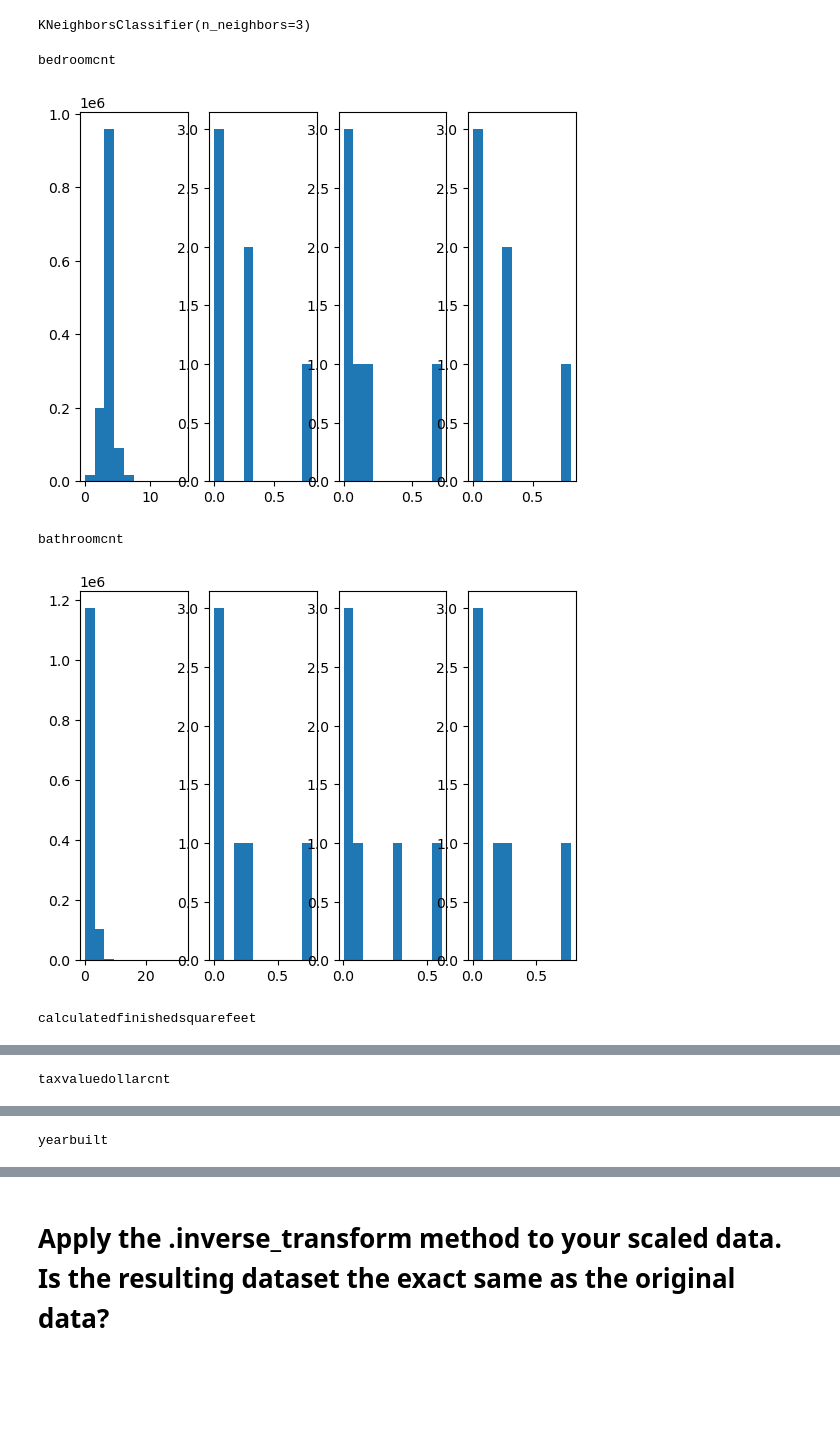
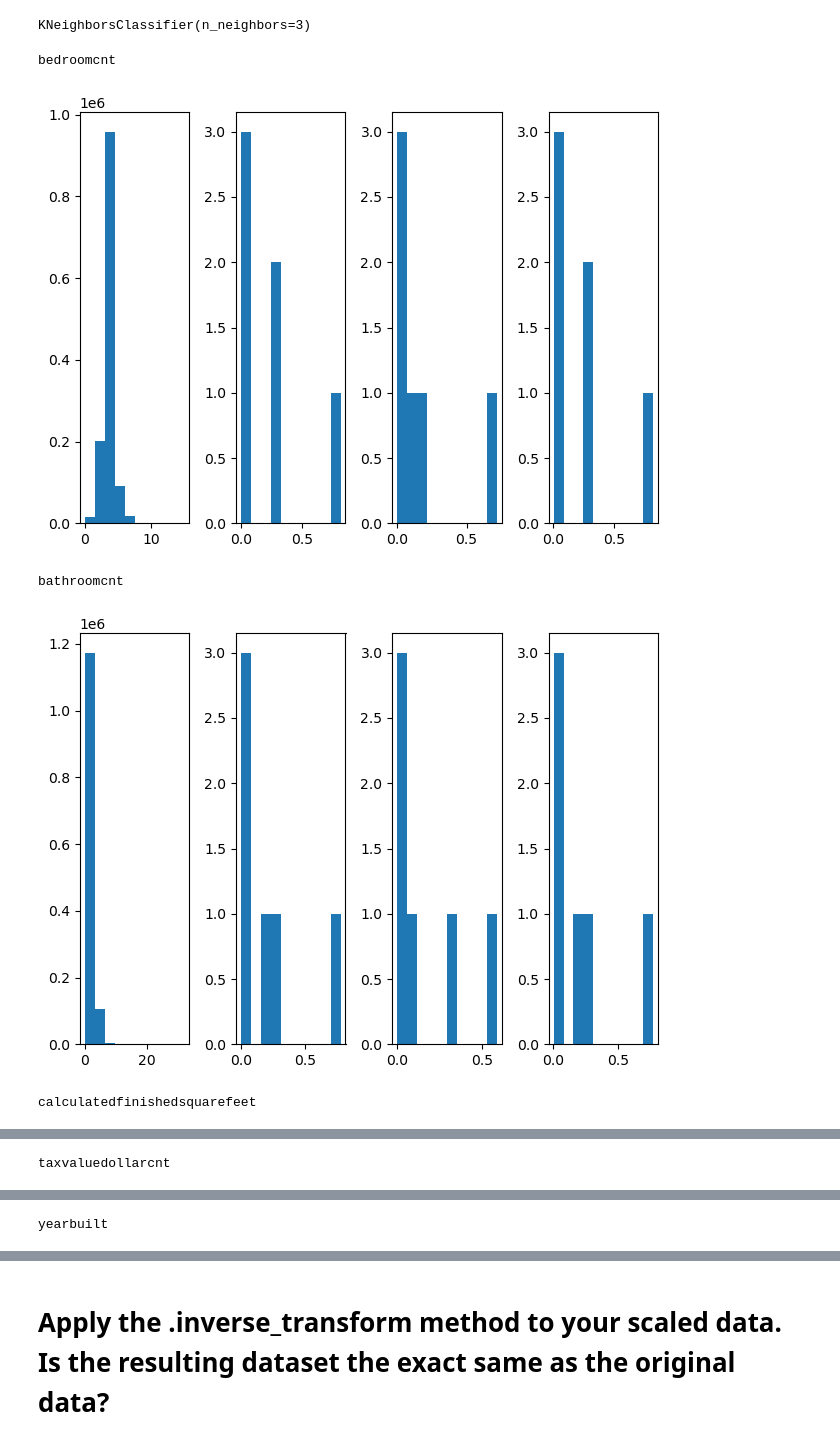
Before and after one commit to Divante222/regression-exercises, a Jupyter notebook: scaling.ipynb, the cells around one changed output, grey strips where cells are left out. Saved outputs shown, nothing was run; the diff lists cells and outputs as text; code cells hidden in the pictures; blank space fills up the shorter version.

```diff
--- a/scaling.ipynb
+++ b/scaling.ipynb
@@ -92,21 +92,22 @@ X_train_scaled_standard = scaler.fit_transform(X_train)
 # %%
 # Apply the scalers we talked about in this lesson to your data and
 # visualize the results for the unscaled and scaled distribution.
 
 
 #enumerate function in place of count
 
 for count, i in enumerate(train.columns):
     fig, ax = plt.subplots(1, 4)
     print(i)
     ax[0].hist(train[i])
     ax[1].hist(X_train_scaled[count])
     ax[2].hist(X_train_scaled_Robust[count])
     ax[3].hist(X_train_scaled_standard[count])
+    fig.tight_layout()
     plt.show()
 # %% [output]
 bedroomcnt
-[figure, old version]
+[figure, new version]
 bathroomcnt
-[figure, old version]
+[figure, new version]
 calculatedfinishedsquarefeet
```
Also changed, not shown: parts of 6 cells of this notebook, 9 other files.
